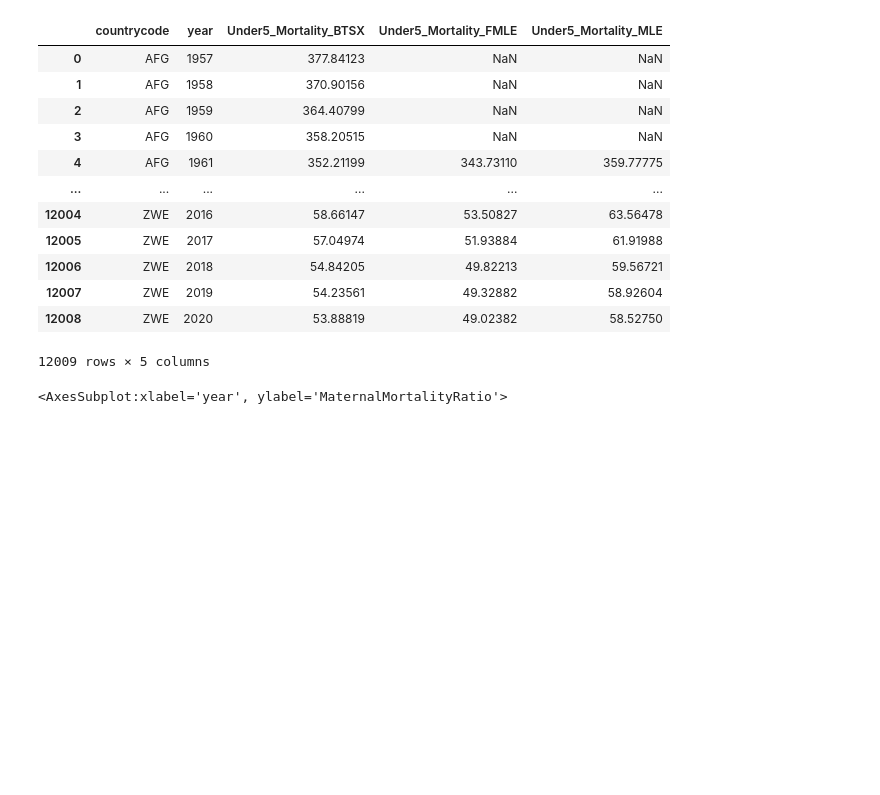
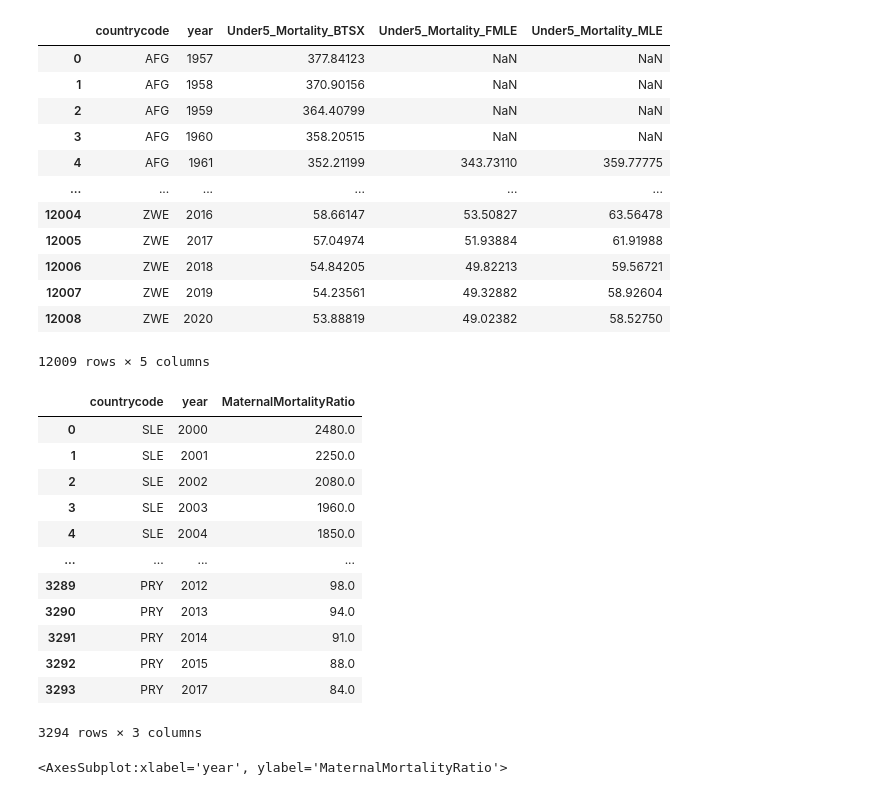
Before and after one commit to ABELAAAZ/2022Spring_Finals, a Jupyter notebook: IS597 Health and death.ipynb, the cells around one changed output. Saved outputs shown, nothing was run; the diff lists cells and outputs as text; code cells hidden in the pictures; blank space fills up the shorter version.

```diff
--- a/IS597 Health and death.ipynb
+++ b/IS597 Health and death.ipynb
@@ -589,6 +605,22 @@ Under5_Mortality
 12009 rows × 5 columns
 # %%
 MaternalMortalityRatio = formatWithoutSex(MaternalMortalityRatio_1)
+# %%
+MaternalMortalityRatio
+# %% [output]
+|  | countrycode | year | MaternalMortalityRatio |
+| 0 | SLE | 2000 | 2480.0 |
+| 1 | SLE | 2001 | 2250.0 |
+| 2 | SLE | 2002 | 2080.0 |
+| 3 | SLE | 2003 | 1960.0 |
+| 4 | SLE | 2004 | 1850.0 |
+| ... | ... | ... | ... |
+| 3289 | PRY | 2012 | 98.0 |
+| 3290 | PRY | 2013 | 94.0 |
+| 3291 | PRY | 2014 | 91.0 |
+| 3292 | PRY | 2015 | 88.0 |
+| 3293 | PRY | 2017 | 84.0 |
+3294 rows × 3 columns
 # %%
 MaternalMortalityRatio = MaternalMortalityRatio.sort_values('year')
 sns.lineplot(data=MaternalMortalityRatio, x="year", sort=False,y="MaternalMortalityRatio")
```
Also changed, not shown: parts of 2 cells of this notebook, 1 other file.
